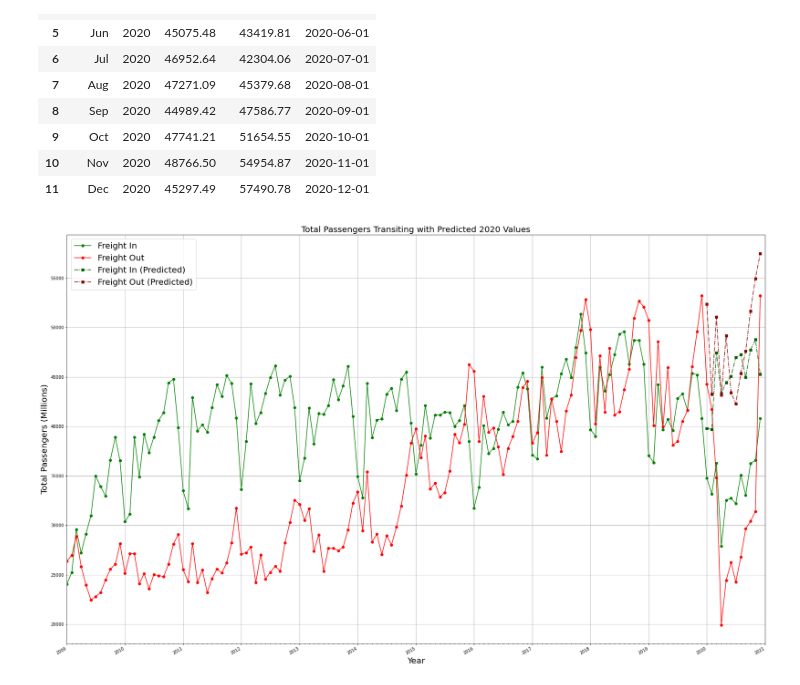
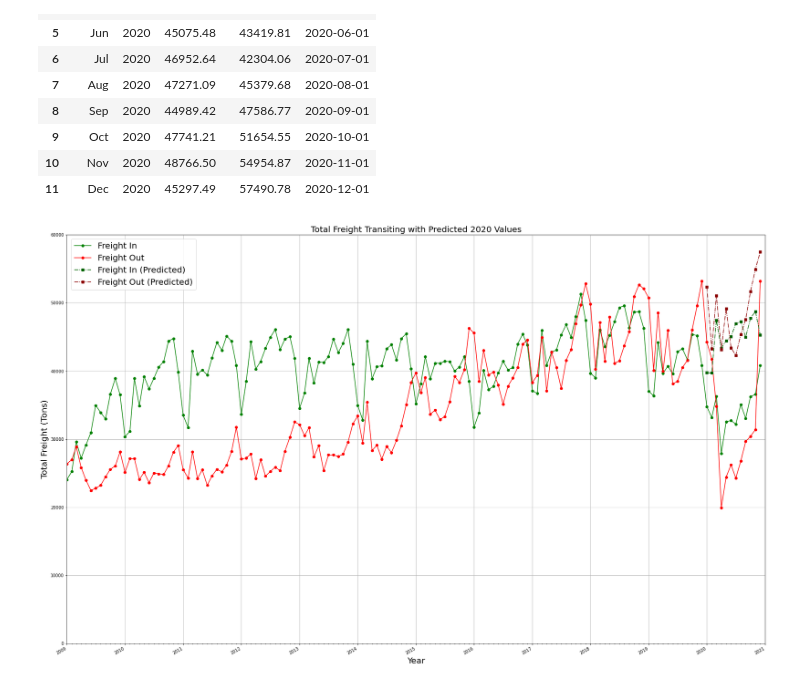
Before and after one commit to dianeyaneza/ebay-espresso, a Jupyter notebook: investigation/project_1-freight.ipynb, the cells around one changed output. Cells and saved outputs as stored; diff of their text form; code cells hidden in the pictures.

Commit message:
Updated graphs

```diff
--- a/investigation/project_1-freight.ipynb
+++ b/investigation/project_1-freight.ipynb
@@ -1398,34 +1398,34 @@ fig, ax = plt.subplots(figsize=(30,20))
 
 ax.plot(freight_total_data_df['Date'], freight_total_data_df['Freight In'],marker='o',linestyle='-',color='g',label='Freight In')
 ax.plot(freight_total_data_df['Date'], freight_total_data_df['Freight Out'],marker='o',linestyle='-',color='r',label='Freight Out')
 ax.plot(predicted_freight_df['Date'], predicted_freight_df['Freight In'],marker='s',linestyle='-.',color='darkgreen',label='Freight In (Predicted)')
 ax.plot(predicted_freight_df['Date'], predicted_freight_df['Freight Out'],marker='s',linestyle='-.',color='darkred',label='Freight Out (Predicted)')
 
 # format the ticks
 ax.xaxis.set_major_locator(years)
 ax.xaxis.set_major_formatter(years_fmt)
 ax.xaxis.set_minor_locator(months)
 
 # round to nearest years.
 lastdate = freight_total_data_df['Date'][len(freight_total_data_df['Date'])-1]
 datemin = np.datetime64(freight_total_data_df['Date'][0], 'Y')
 datemax = np.datetime64(lastdate, 'Y') + np.timedelta64(1, 'Y')
 ax.set_xlim(datemin, datemax)
 
 # format the coords message box
 ax.format_xdata = mdates.DateFormatter('%Y-%m-%d')
 ax.grid(True)
 
 # Set labels and make a combined legend that I can size appropriately
 ax.legend(loc=0, prop={'size':20})
-plt.title("Total Passengers Transiting with Predicted 2020 Values",fontsize=20)
+plt.title("Total Freight Transiting with Predicted 2020 Values",fontsize=20)
 plt.xlabel("Year",fontsize=20)
-plt.ylabel("Total Passengers (Millions)",fontsize=20)
-
+plt.ylabel("Total Freight (Tons)",fontsize=20)
+ax.set_ylim(0,60000)
 # rotates and right aligns the x labels, and moves the bottom of the
 # axes up to make room for them
 fig.autofmt_xdate()
 plt.savefig('../images/total_freight_transiting_w_predicted_2020_values.png')
 plt.show()
 # %% [output]
-[figure, old version]
+[figure, new version]
```
Also changed, not shown: parts of 2 cells of this notebook, 7 other files.
